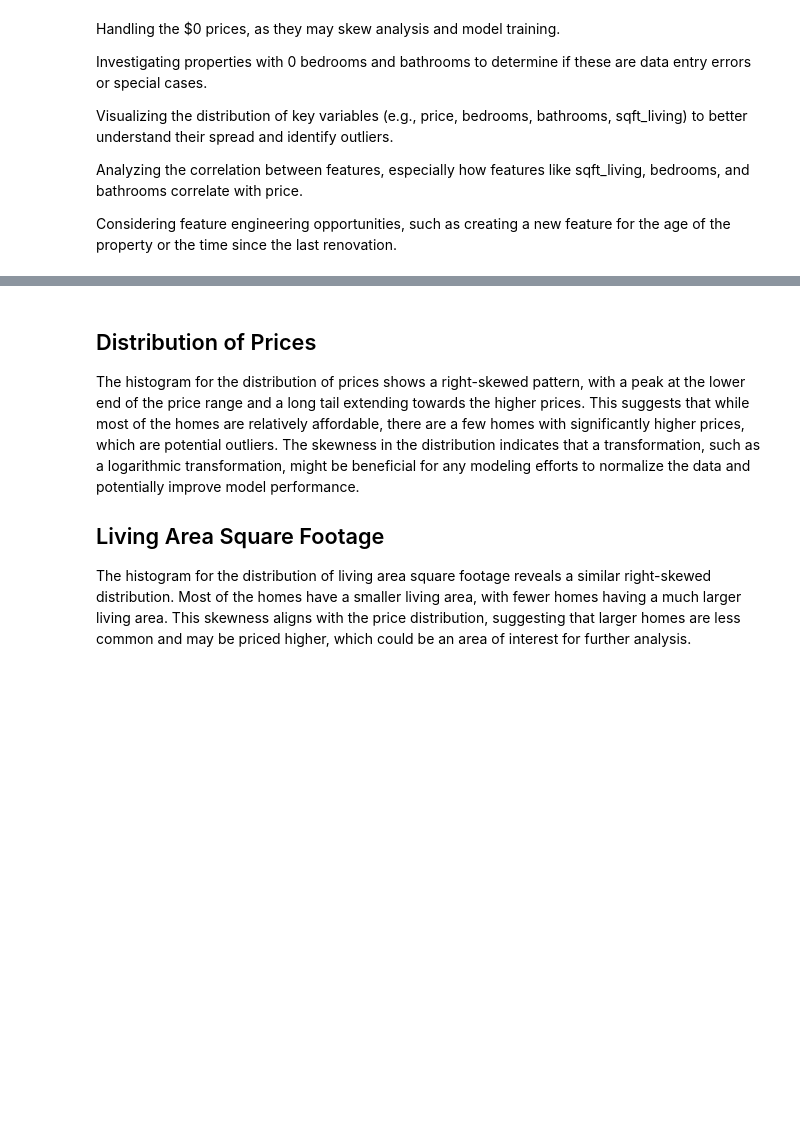
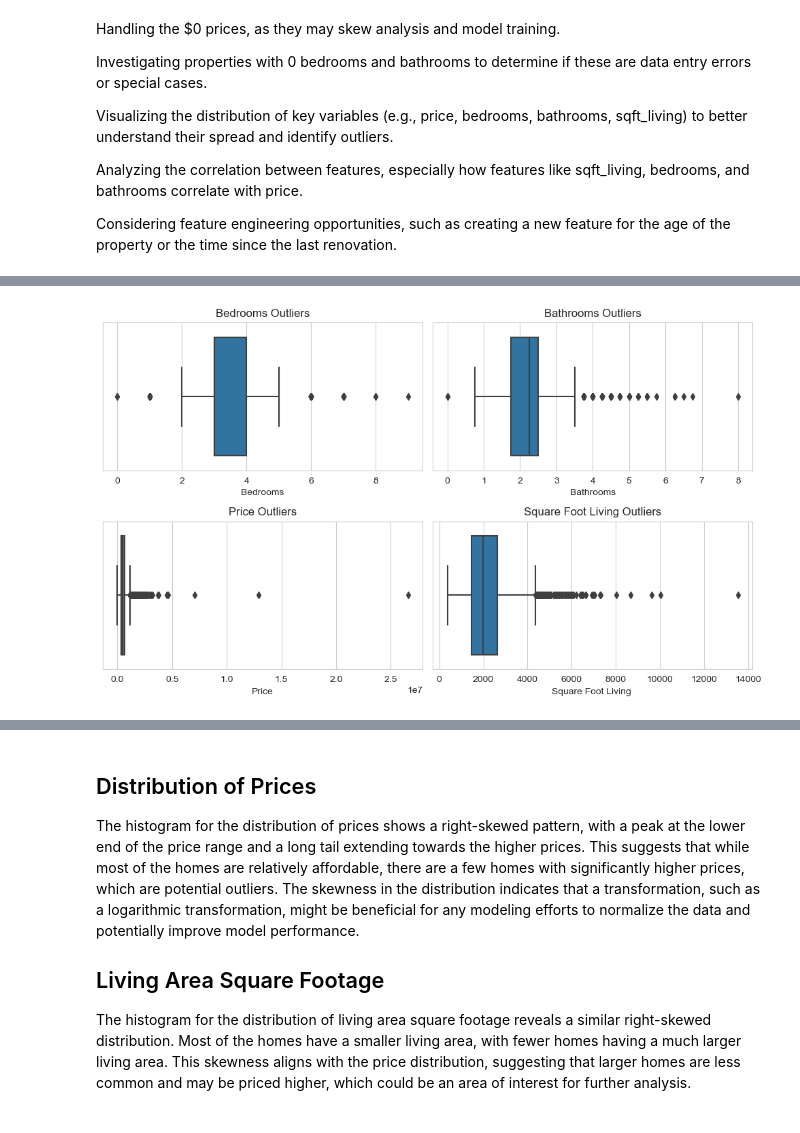
Before and after one commit to LardexTheLarge/AI-Project-2, a Jupyter notebook: real_estate.ipynb, the cells around one changed output, grey strips where cells are left out. Cells and saved outputs as stored; diff of their text form; code cells hidden in the pictures; blank space fills up the shorter version.

```diff
--- a/real_estate.ipynb
+++ b/real_estate.ipynb
@@ -139,0 +102,31 @@ plt.show()
+# %%
+# Set the aesthetic style of the plots
+sns.set_style("whitegrid")
+
+# Prepare figure for multiple plots
+fig, axes = plt.subplots(2, 2, figsize=(10, 6))
+
+# Box plot of bedrooms
+sns.boxplot(x=data_preprocessed['bedrooms'], ax=axes[0, 0])
+axes[0, 0].set_title('Bedrooms Outliers')
+axes[0, 0].set_xlabel("Bedrooms")
+
+# Box plot of bathrooms
+sns.boxplot(x=data_preprocessed['bathrooms'], ax=axes[0, 1])
+axes[0, 1].set_title('Bathrooms Outliers')
+axes[0, 1].set_xlabel("Bathrooms")
+
+# Box plot of price
+sns.boxplot(x=data_preprocessed['price'], ax=axes[1, 0])
+axes[1, 0].set_title('Price Outliers')
+axes[1, 0].set_xlabel("Price")
+
+# Box plot of bathrooms
+sns.boxplot(x=data_preprocessed['sqft_living'], ax=axes[1, 1])
+axes[1, 1].set_title('Square Foot Living Outliers')
+axes[1, 1].set_xlabel("Square Foot Living ")
+
+plt.tight_layout()
+plt.show()
+# %% [output]
+[figure, added]
```
Also changed, not shown: parts of 19 cells of this notebook, 1 other file.
